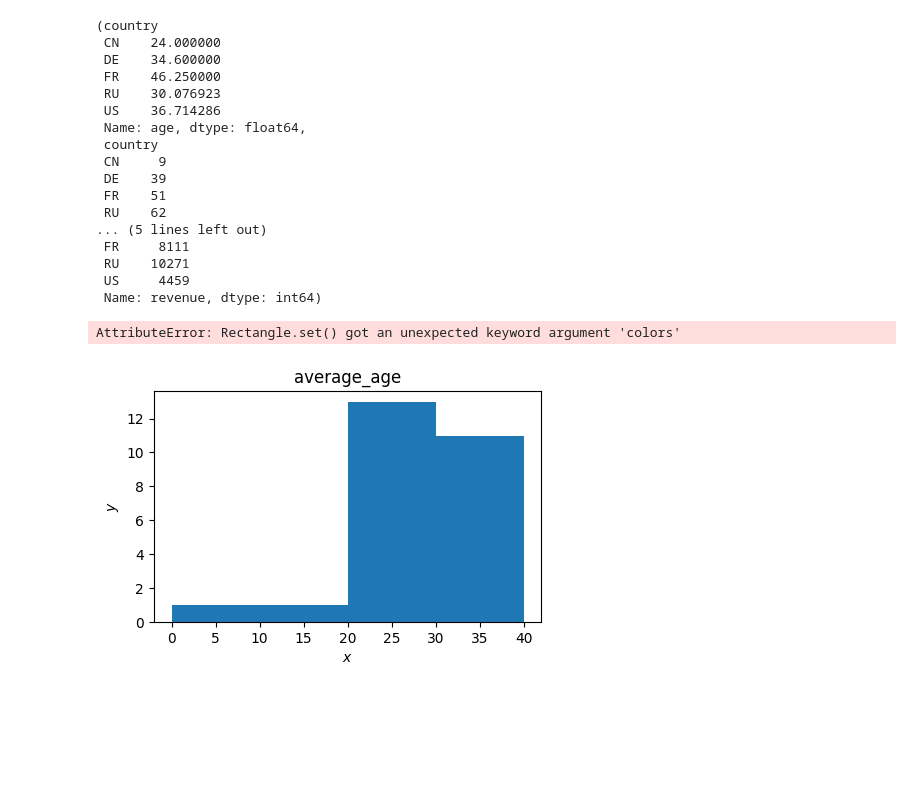
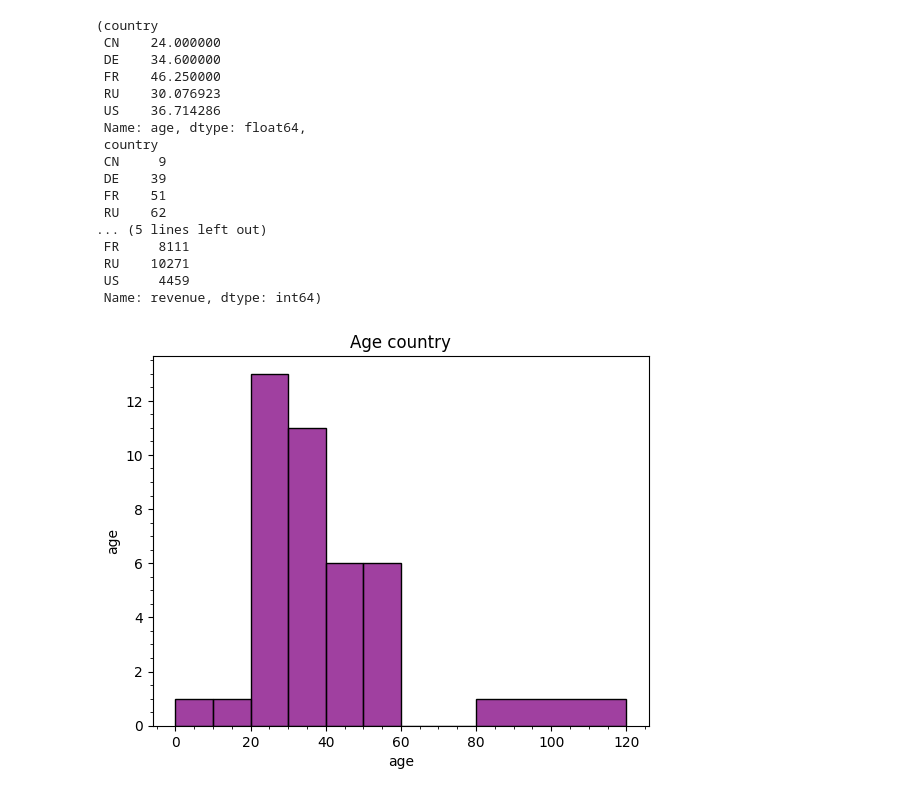
Before and after one commit to 12hennesy17/MLtask, a Jupyter notebook: homeworks/HW02/HW02.ipynb, the cells around one changed output. Saved outputs shown, nothing was run; the diff lists cells and outputs as text; code cells hidden in the pictures; blank space fills up the shorter version.

```diff
--- a/homeworks/HW02/HW02.ipynb
+++ b/homeworks/HW02/HW02.ipynb
@@ -641,14 +642,11 @@ average_age_country,average_purchases_sum, revenue_country
  RU    10271
  US     4459
  Name: revenue, dtype: int64)
-# %%
-fig, ax = plt.subplots(figsize=(5,3))
-ax.set_title("average_age")
-ax.set_xlabel("$x$")
-ax.set_ylabel("$y$")
-ax.hist(data_set["age"], bins = [0, 10, 20 ,30, 40], label=('x','y'), colors=['red', 'blue', 'green', 'orange', 'purple'])
-ax.legend(loc=(0.75, 0.8))
-plt.show()
-# %% [output]
-AttributeError: Rectangle.set() got an unexpected keyword argument 'colors'
-[figure, removed]
+# %%
+sns.histplot(data_set['age'], bins=[0,10,20,30,40,50,60,70,80,120], color='purple')
+plt.ylabel("age")
+plt.title('Age country')
+plt.savefig(r'C:\Users\MateBook\test\MLtask\homeworks\HW02\figures\age_country.png')
+plt.minorticks_on()
+# %% [output]
+[figure, added]
```
Also changed, not shown: parts of 3 cells of this notebook.
